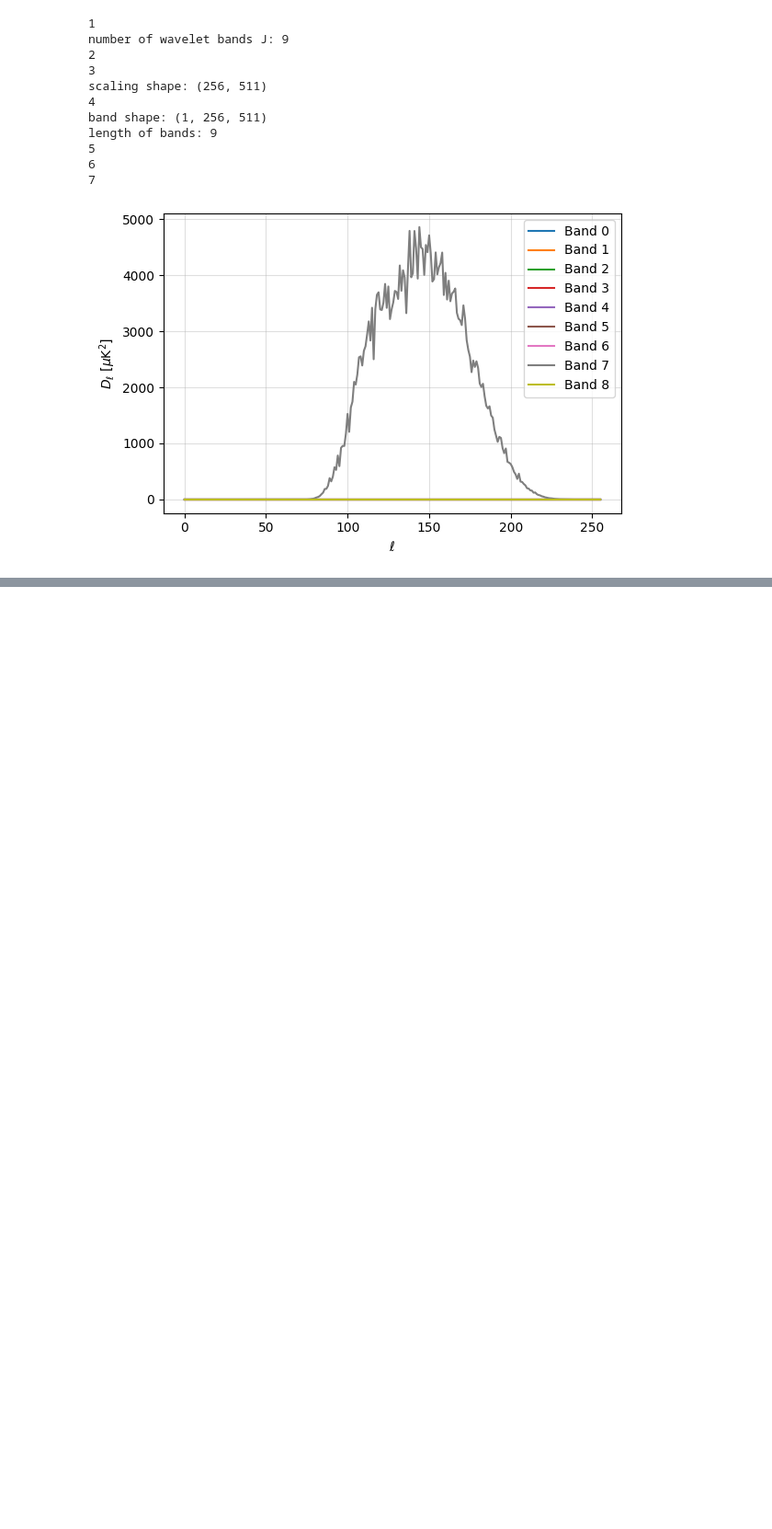
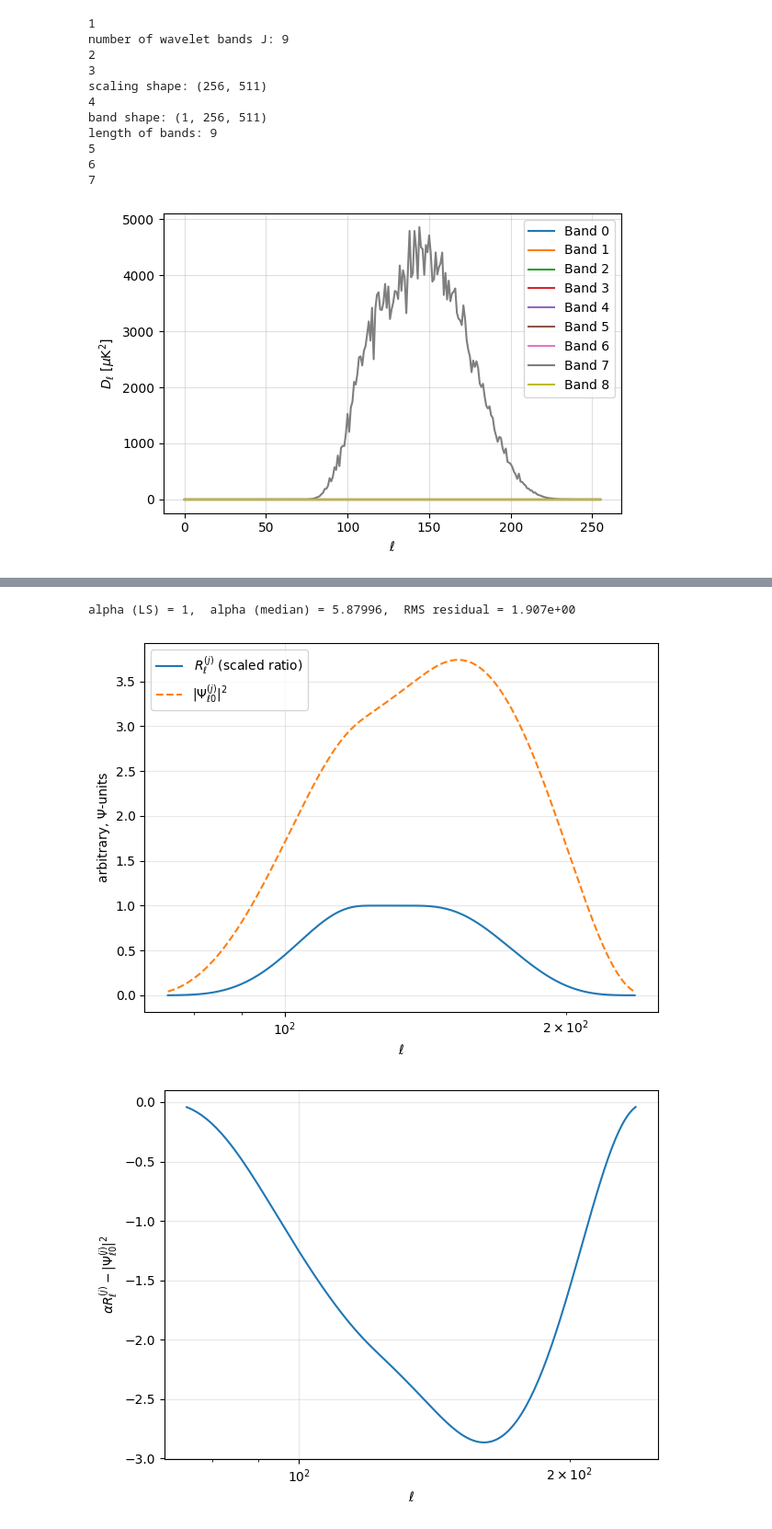
Before and after one commit to cid02210915/Skyclean, a Jupyter notebook: skyclean/silc/checking.ipynb, the cells around one changed output, grey strips where cells are left out. Shown at 92% size. Drawn from its saved outputs; the diff is of its cells as text; code cells hidden in the pictures; blank space fills up the shorter version.

```diff
--- a/skyclean/silc/checking.ipynb
+++ b/skyclean/silc/checking.ipynb
@@ -645,0 +658,45 @@ mean ratio: 0.297102751909982
+# %%
+ell_band, cl_band = PowerSpectrumTT.from_mw_alm(mw_alm_band)   # C_ell^(j)
+L_band = len(ell_band)
+R = cl_band / (cl_cfn[:L_band] + 1e-30)                        # per-ℓ band ratio
+
+# --- get the SAME filter curve (axisym, N=1) in 'visualiser' units ---
+wav_filters, scal_filter = filters.filters_directional_vectorised(L=L_band, N=1, lam=lam)
+j  = scale - 1
+m0 = L_band - 1
+psi_sq = np.abs(np.array(wav_filters[j, :, m0]))**2            # |Ψ^j_{ℓ0}|^2 (no extra factor)
+
+# --- restrict to the passband (avoid tiny tails) ---
+mask = psi_sq > (0.01 * psi_sq.max())
+
+# --- fit a single scale α so that α*R ≈ |Ψ|^2 on the passband ---
+# least-squares α = argmin ||α R - ψ||^2  ->  α = (R·ψ)/(R·R)
+R_in  = R[mask]
+P_in  = psi_sq[mask]
+alpha_ls = 1
+
+# (robust alternative: median-of-ratios)
+alpha_med = np.median(P_in / (R_in))
+
+# pick one (LS by default)
+alpha = alpha_ls
+
+# --- diagnostics ---
+resid = alpha*R_in - P_in
+rms   = np.sqrt(np.mean(resid**2))
+print(f"alpha (LS) = {alpha_ls:.6g},  alpha (median) = {alpha_med:.6g},  RMS residual = {rms:.3e}")
+
+# --- plot ---
+plt.figure()
+plt.semilogx(ell_band[mask], alpha*R_in, label=r"$\,R_\ell^{(j)}$ (scaled ratio)")
+plt.semilogx(ell_band[mask], P_in,       "--", label=r"$|\Psi^{(j)}_{\ell0}|^2$")
+plt.xlabel(r"$\ell$"); plt.ylabel("arbitrary, Ψ-units"); plt.grid(alpha=0.3); plt.legend(); plt.tight_layout()
+
+# optional residual plot
+plt.figure()
+plt.semilogx(ell_band[mask], resid)
+plt.xlabel(r"$\ell$"); plt.ylabel(r"$\alpha R_\ell^{(j)} - |\Psi_{\ell0}^{(j)}|^2$"); plt.grid(alpha=0.3); plt.tight_layout()
+# %% [output]
+alpha (LS) = 1,  alpha (median) = 5.87996,  RMS residual = 1.907e+00
+[figure, added]
+[figure, added]
```
Also changed, not shown: parts of 5 cells of this notebook.
